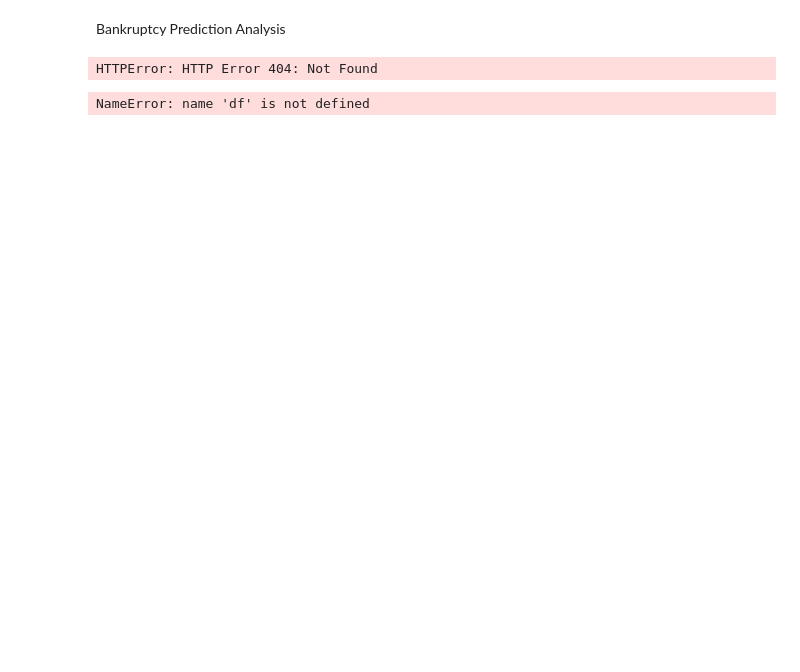
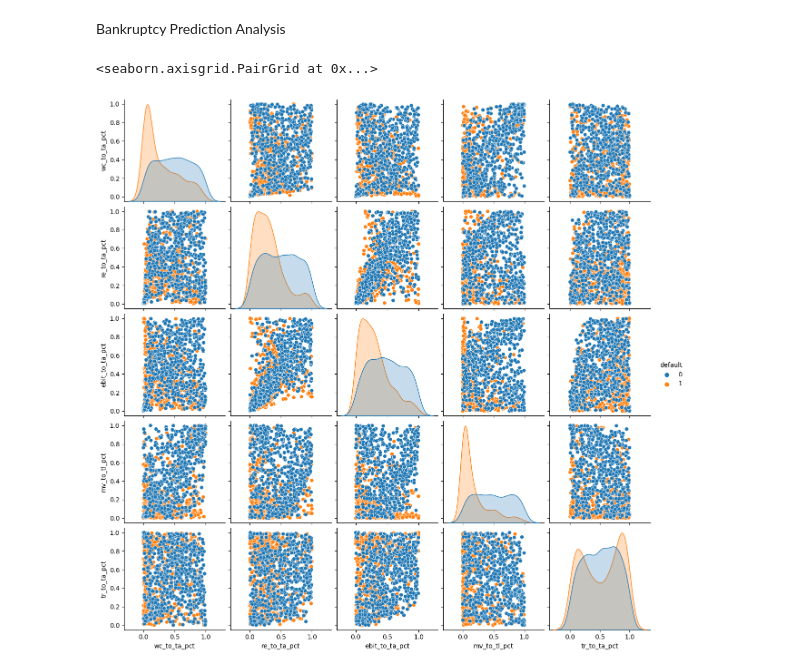
Before and after one commit to adam-datasci/RiskAnalytics, a Jupyter notebook: Bankruptcy Prediction.ipynb, the cells around one changed output. Saved outputs shown, nothing was run; the diff lists cells and outputs as text; code cells hidden in the pictures; blank space fills up the shorter version.

```diff
--- a/Bankruptcy Prediction.ipynb
+++ b/Bankruptcy Prediction.ipynb
@@ -7,32 +7,21 @@ import os
 import statsmodels.api as sm
 from sklearn.metrics import accuracy_score, confusion_matrix
 import seaborn as sns
-# %%
-url = "https://raw.githubusercontent.com/adam-datasci/RiskAnalytics/main/Data/american_bankruptcy.csv?"
-df = pd.read_csv(url)
-
-df = df.rename(columns={'X1':'ca','X2':'cogs','X3':'d_and_a','X4':'ebitda','X5':'inventory','X6':'ni','X7':'ar','X8':'mv','X9':'ns','X10':'ta','X11':'tltd','X12':'ebit','X13':'gp','X14':'cl','X15':'re','X16':'tr','X17':'tl','X18':'toe'})
-# %% [output]
-HTTPError: HTTP Error 404: Not Found
-# %%
-df['wc'] = df['ca'] - df['cl']
-df['wc_to_ta'] = df['wc'] / df['ta']
-df['re_to_ta'] = df['re'] / df['ta']
-df['ebit_to_ta'] = df['ebit'] / df['ta']
-df['mv_to_tl'] = df['mv'] / df['tl']
-df['tr_to_ta'] = df['tr'] / df['ta']
-
-df['z_score'] = 1.2*df['wc_to_ta'] + 1.4*df['re_to_ta'] + 3.3*df['ebit_to_ta'] + 0.6*df['mv_to_tl'] + 1.0*df['tr_to_ta']
-
-df['latest_period'] = df['year'] == df.groupby('company_name')['year'].transform('max')
-df['latest_period'] = df['latest_period'].astype(int)
-
-condition = (df['latest_period'] == 1) & (df['status_label'] == 'failed')
-df['default'] = np.where(condition, 1, 0)
-# %% [output]
-NameError: name 'df' is not defined
+# %%
+#url = "https://raw.githubusercontent.com/adam-datasci/RiskAnalytics/main/Data/american_bankruptcy.csv?"
+url = "Data/american_bankruptcy_normalized.csv"
+df = pd.read_csv(url)
+# %%
+features = ['wc_to_ta_pct','re_to_ta_pct','ebit_to_ta_pct','mv_to_tl_pct','tr_to_ta_pct','default']
 # %%
 default_periods = df[df['default'] == 1]
 non_default_periods = df[df['default'] == 0]
 random_sample = non_default_periods.sample(n=609, random_state=1)
 df_balanced = pd.concat([default_periods, random_sample])
+df_balanced_features = df_balanced[features]
+df_balanced_features_melt = df_balanced_features.melt(id_vars='default', value_vars=features[:-1],var_name='ratio_name',value_name='ratio_value')
+# %%
+sns.pairplot(df_balanced_features,hue='default')
+# %% [output]
+<seaborn.axisgrid.PairGrid at 0x...>
+[figure, added]
```
Also changed, not shown: parts of 8 cells of this notebook, 4 other files.
